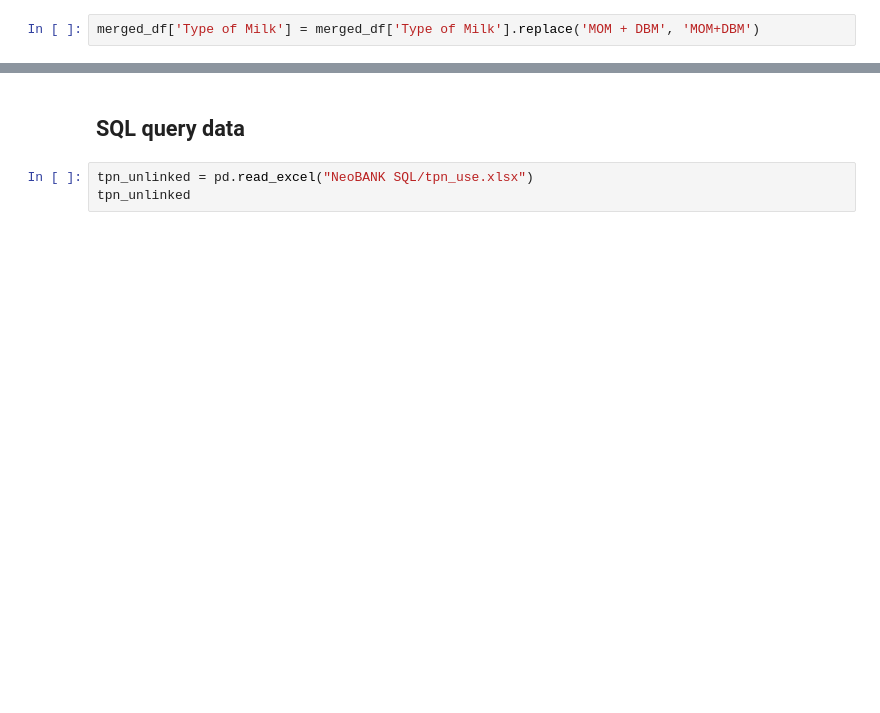
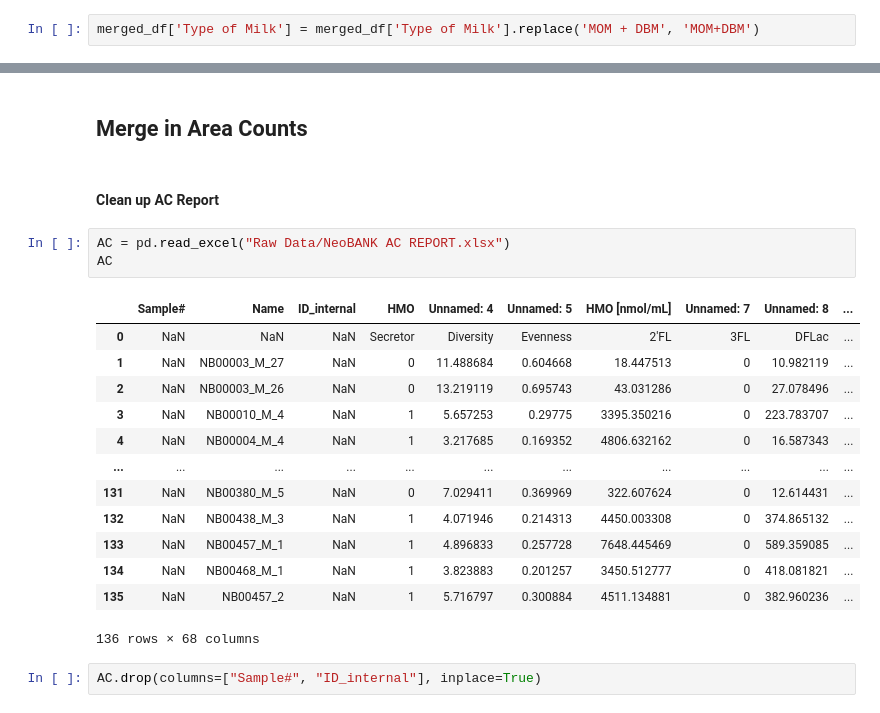
Before and after one commit to spann-pediatrics/NeoBank, a Jupyter notebook: unlinked+linked.ipynb, the cells around one changed output, grey strips where cells are left out. Drawn from its saved outputs; the diff is of its cells as text; blank space fills up the shorter version.

```diff
--- a/unlinked+linked.ipynb
+++ b/unlinked+linked.ipynb
@@ -127,5 +151,23 @@ merged_df
 # %% [markdown]
-## SQL query data
+## Merge in Area Counts
-# %%
-tpn_unlinked = pd.read_excel("NeoBANK SQL/tpn_use.xlsx")
-tpn_unlinked
+# %% [markdown]
+#### Clean up AC Report
+# %%
+AC = pd.read_excel("Raw Data/NeoBANK AC REPORT.xlsx")
+AC
+# %% [output]
+|  | Sample# | Name | ID_internal | HMO | Unnamed: 4 | Unnamed: 5 | HMO [nmol/mL] | Unnamed: 7 | Unnamed: 8 | ... |
+| 0 | NaN | NaN | NaN | Secretor | Diversity | Evenness | 2'FL | 3FL | DFLac | ... |
+| 1 | NaN | NB00003_M_27 | NaN | 0 | 11.488684 | 0.604668 | 18.447513 | 0 | 10.982119 | ... |
+| 2 | NaN | NB00003_M_26 | NaN | 0 | 13.219119 | 0.695743 | 43.031286 | 0 | 27.078496 | ... |
+| 3 | NaN | NB00010_M_4 | NaN | 1 | 5.657253 | 0.29775 | 3395.350216 | 0 | 223.783707 | ... |
+| 4 | NaN | NB00004_M_4 | NaN | 1 | 3.217685 | 0.169352 | 4806.632162 | 0 | 16.587343 | ... |
+| ... | ... | ... | ... | ... | ... | ... | ... | ... | ... | ... |
+| 131 | NaN | NB00380_M_5 | NaN | 0 | 7.029411 | 0.369969 | 322.607624 | 0 | 12.614431 | ... |
+| 132 | NaN | NB00438_M_3 | NaN | 1 | 4.071946 | 0.214313 | 4450.003308 | 0 | 374.865132 | ... |
+| 133 | NaN | NB00457_M_1 | NaN | 1 | 4.896833 | 0.257728 | 7648.445469 | 0 | 589.359085 | ... |
+| 134 | NaN | NB00468_M_1 | NaN | 1 | 3.823883 | 0.201257 | 3450.512777 | 0 | 418.081821 | ... |
+| 135 | NaN | NB00457_2 | NaN | 1 | 5.716797 | 0.300884 | 4511.134881 | 0 | 382.960236 | ... |
+136 rows × 68 columns
+# %%
+AC.drop(columns=["Sample#", "ID_internal"], inplace=True)
```
Also changed, not shown: parts of 25 cells of this notebook, 4 other files.
